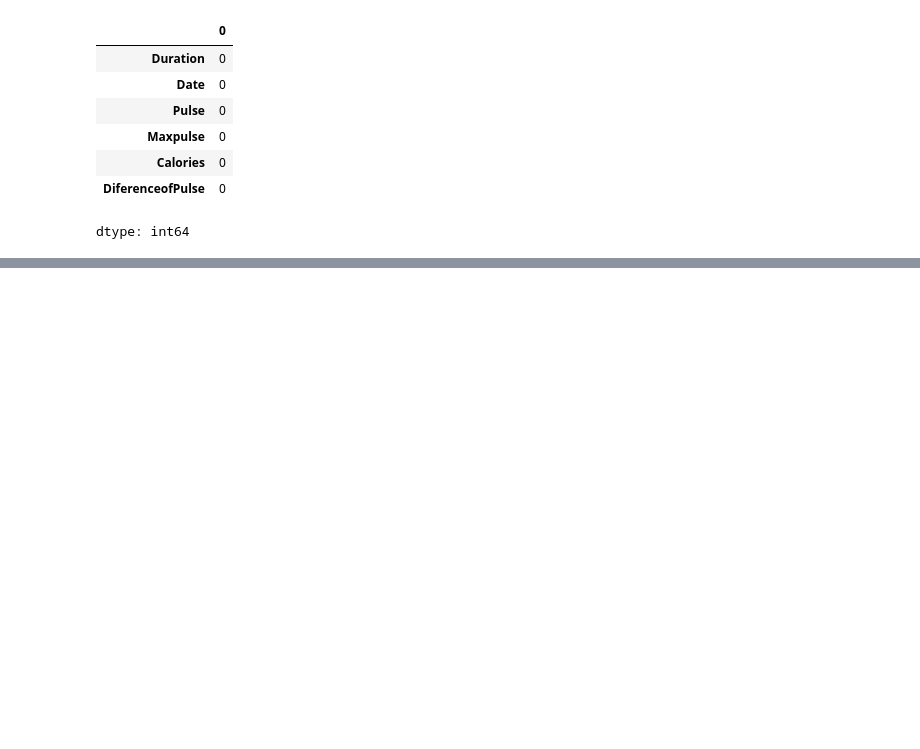
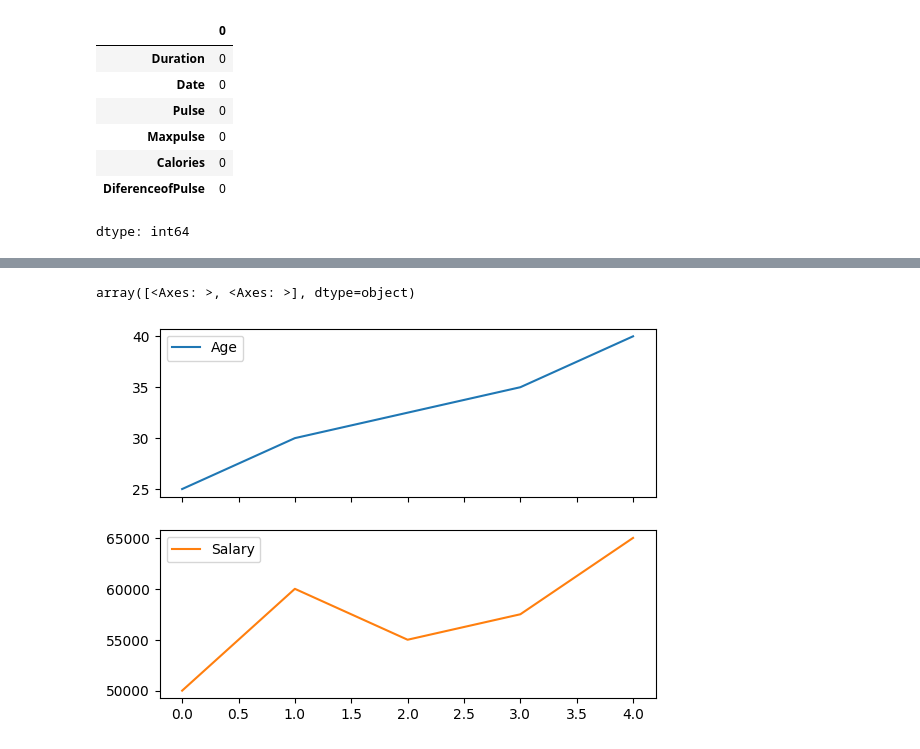
Before and after one commit to rvalarezo/data_analytics, a Jupyter notebook: EDA.ipynb, the cells around one changed output, grey strips where cells are left out. Cells and saved outputs as stored; diff of their text form; code cells hidden in the pictures; blank space fills up the shorter version.

```diff
--- a/EDA.ipynb
+++ b/EDA.ipynb
@@ -130,0 +136,8 @@ dtype: int64
+# %%
+tempData = pd.DataFrame({
+    "Age":[25,30,np.nan,35,40],
+    "Salary":[50000,60000,55000,np.nan,65000],
+    "City":['New York','San Francisco',np.nan,'Chicago','New York']
+})
+#Question: Fill the missing values, for age -> use mean, for salary: use median, for city use Mode
+tempData
@@ -130,0 +159,6 @@ dtype: int64
+# %%
+tempData['Age'] = tempData['Age'].fillna(tempData['Age'].mean())
+# %%
+tempData['Salary'] = tempData['Salary'].fillna(tempData['Salary'].median())
+# %%
+tempData['City'] = tempData['City'].fillna(tempData['City'].mode()[0])
@@ -130,0 +182,5 @@ dtype: int64
+# %%
+tempData.plot(kind='line',subplots=True)
+# %% [output]
+array([<Axes: >, <Axes: >], dtype=object)
+[figure, added]
```
Also changed, not shown: parts of 10 cells of this notebook.
